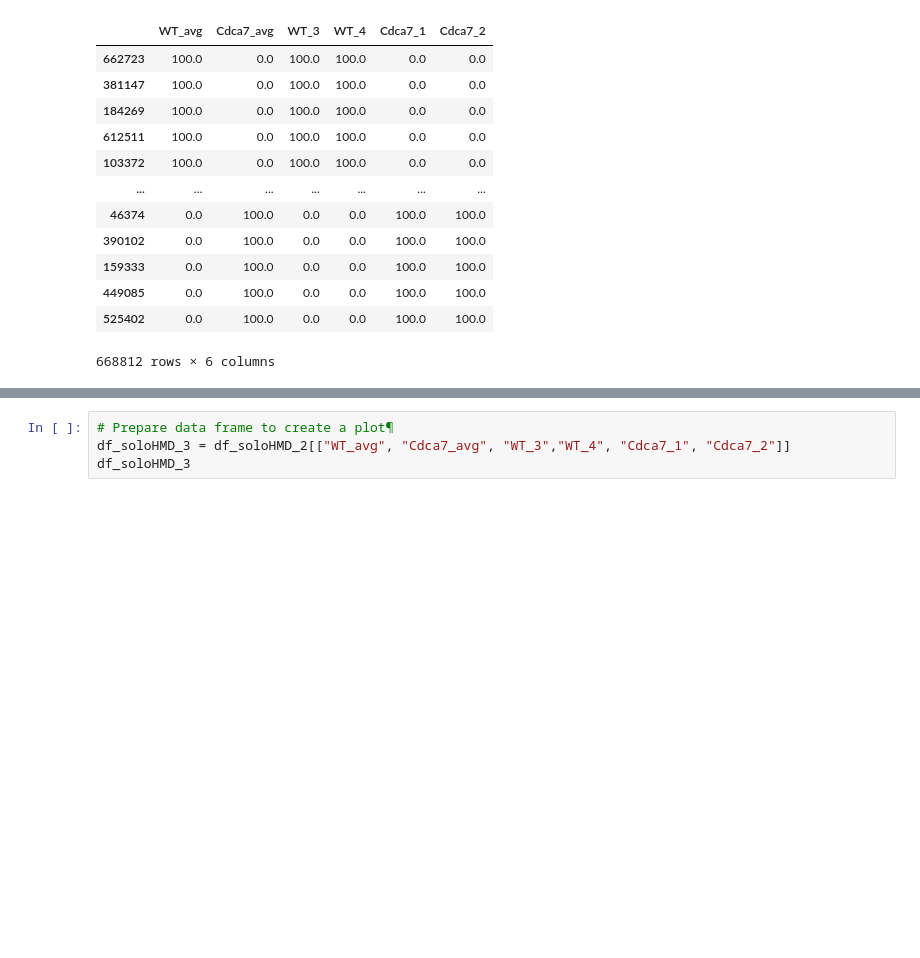
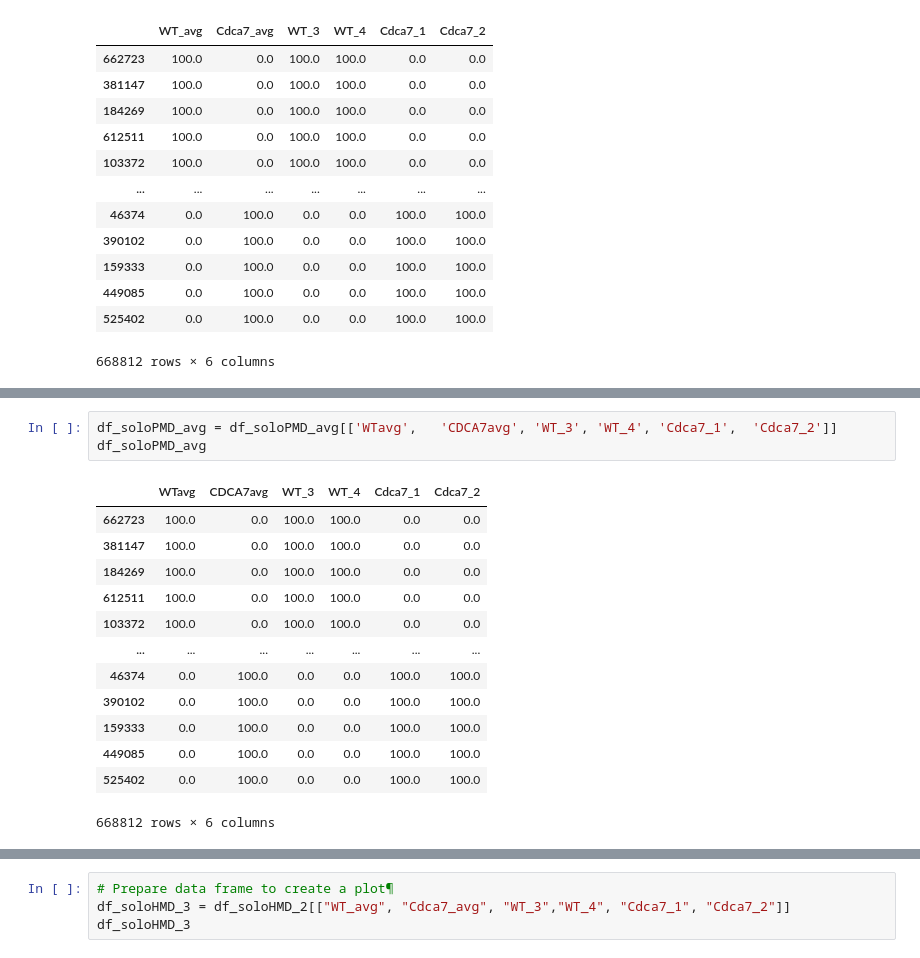
Before and after one commit to srkndgn/WGBS_spleen_soloCpGs, a Jupyter notebook: wgbs-spleen-solocpgs.ipynb, the cells around one changed output, grey strips where cells are left out. Saved outputs shown, nothing was run; the diff lists cells and outputs as text; blank space fills up the shorter version.

```diff
--- a/wgbs-spleen-solocpgs.ipynb
+++ b/wgbs-spleen-solocpgs.ipynb
@@ -267,0 +306,17 @@ df_soloPMD_3
+# %%
+df_soloPMD_avg = df_soloPMD_avg[['WTavg',	'CDCA7avg', 'WT_3',	'WT_4',	'Cdca7_1',	'Cdca7_2']]
+df_soloPMD_avg
+# %% [output]
+|  | WTavg | CDCA7avg | WT_3 | WT_4 | Cdca7_1 | Cdca7_2 |
+| 662723 | 100.0 | 0.0 | 100.0 | 100.0 | 0.0 | 0.0 |
+| 381147 | 100.0 | 0.0 | 100.0 | 100.0 | 0.0 | 0.0 |
+| 184269 | 100.0 | 0.0 | 100.0 | 100.0 | 0.0 | 0.0 |
+| 612511 | 100.0 | 0.0 | 100.0 | 100.0 | 0.0 | 0.0 |
+| 103372 | 100.0 | 0.0 | 100.0 | 100.0 | 0.0 | 0.0 |
+| ... | ... | ... | ... | ... | ... | ... |
+| 46374 | 0.0 | 100.0 | 0.0 | 0.0 | 100.0 | 100.0 |
+| 390102 | 0.0 | 100.0 | 0.0 | 0.0 | 100.0 | 100.0 |
+| 159333 | 0.0 | 100.0 | 0.0 | 0.0 | 100.0 | 100.0 |
+| 449085 | 0.0 | 100.0 | 0.0 | 0.0 | 100.0 | 100.0 |
+| 525402 | 0.0 | 100.0 | 0.0 | 0.0 | 100.0 | 100.0 |
+668812 rows × 6 columns
```
Also changed, not shown: parts of 6 cells of this notebook.
